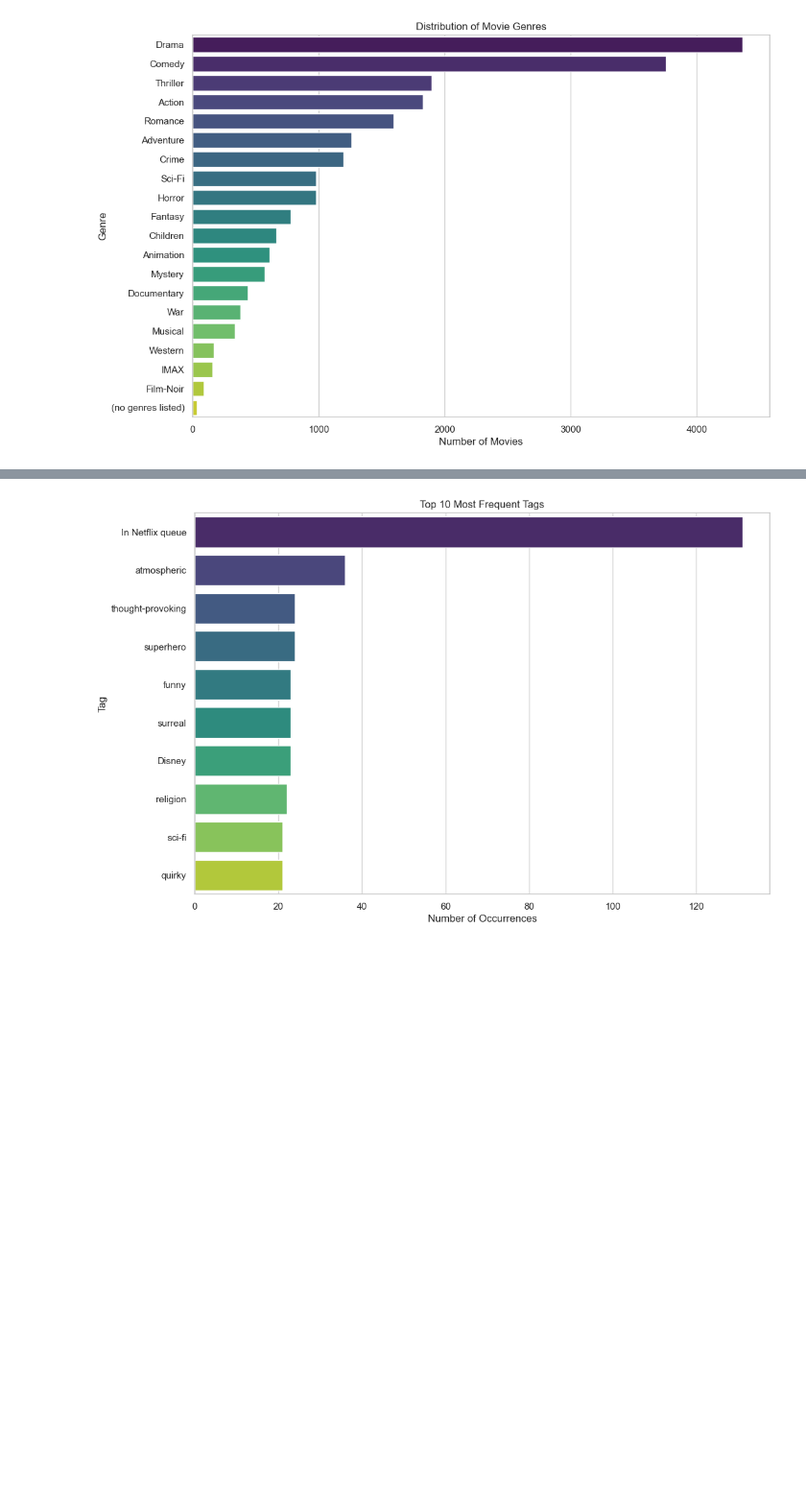
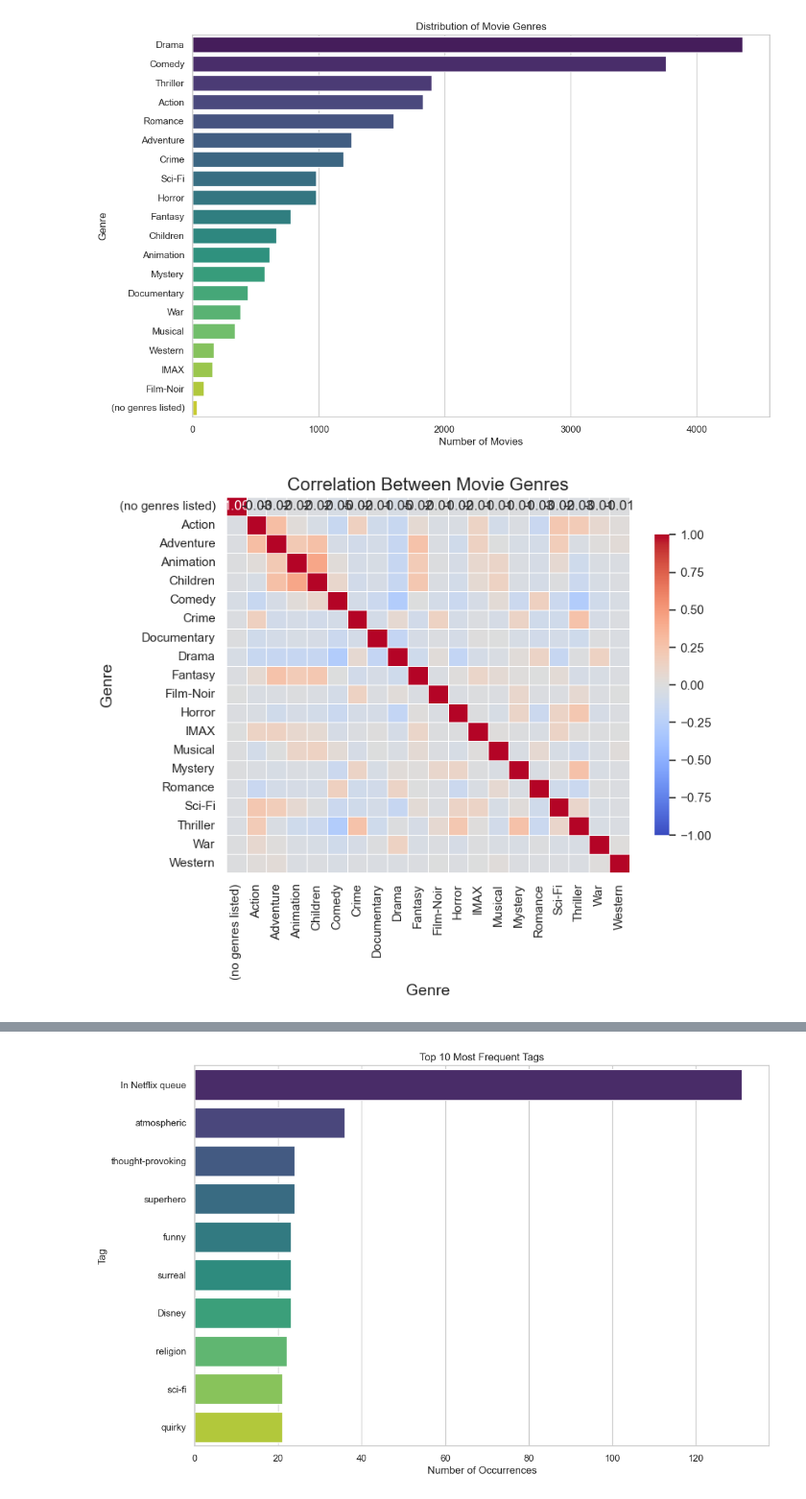
Before and after one commit to diatt17/mrp_masters, a Jupyter notebook: mrp_project.ipynb, the cells around one changed output, grey strips where cells are left out. Shown at 96% size. Drawn from its saved outputs; the diff is of its cells as text; code cells hidden in the pictures; blank space fills up the shorter version.

```diff
--- a/mrp_project.ipynb
+++ b/mrp_project.ipynb
@@ -136,3 +168,28 @@ plt.ylabel('Genre')
 plt.show()
 # %% [output]
 [figure]
+# %%
+# Split the genres for each movie and create a binary matrix
+genres = movies_df['genres'].str.get_dummies(sep='|')
+
+
+# Compute the correlation matrix
+genre_correlation = genres.corr()
+
+# Generate a mask for the upper triangle
+mask = np.triu(np.ones_like(genre_correlation, dtype=bool))
+
+# Set up the matplotlib figure
+plt.figure(figsize=(8, 6))
+
+# Draw the heatmap with the mask and correct aspect ratio
+sns.heatmap(genre_correlation, cmap='coolwarm', annot=True, fmt='.2f', linewidths=.5, cbar_kws={"shrink": .8}, vmin=-1, vmax=1, center=0)
+
+# Improve the title and labels
+plt.title('Correlation Between Movie Genres', fontsize=16)
+plt.xlabel('Genre', fontsize=14)
+plt.ylabel('Genre', fontsize=14)
+
+plt.show()
+# %% [output]
+[figure, added]
```
Also changed, not shown: parts of 32 cells of this notebook, 2 other files.
